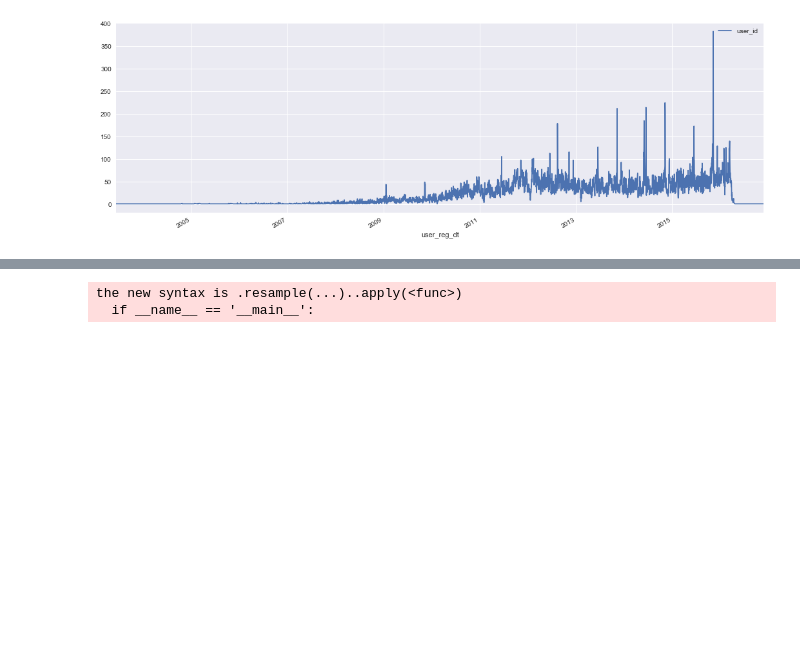
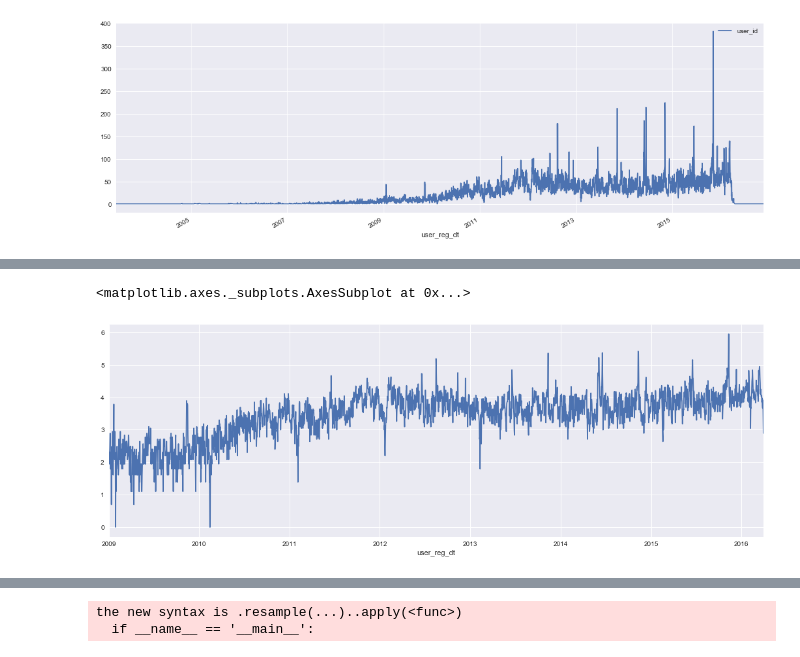
Before and after one commit to Purpleyou/DataScienceNotes, a Jupyter notebook: JD/EDA.ipynb, the cells around one changed output, grey strips where cells are left out. Cells and saved outputs as stored; diff of their text form; code cells hidden in the pictures; blank space fills up the shorter version.

Commit message:
Update eda file
EDA includes JDate_User, _Product, _Comment.

```diff
--- a/JD/EDA.ipynb
+++ b/JD/EDA.ipynb
@@ -93,0 +94,9 @@ date_count['2011':'2016-03'].plot()
+# %%
+import numpy as np
+
+sub_date_count = pd.Series(date_count['2009':'2016-03'].user_id).astype(float)
+log_date_count = np.log(sub_date_count)
+log_date_count.plot()
+# %% [output]
+<matplotlib.axes._subplots.AxesSubplot at 0x...>
+[figure, added]
```
Also changed, not shown: parts of 11 cells of this notebook.
